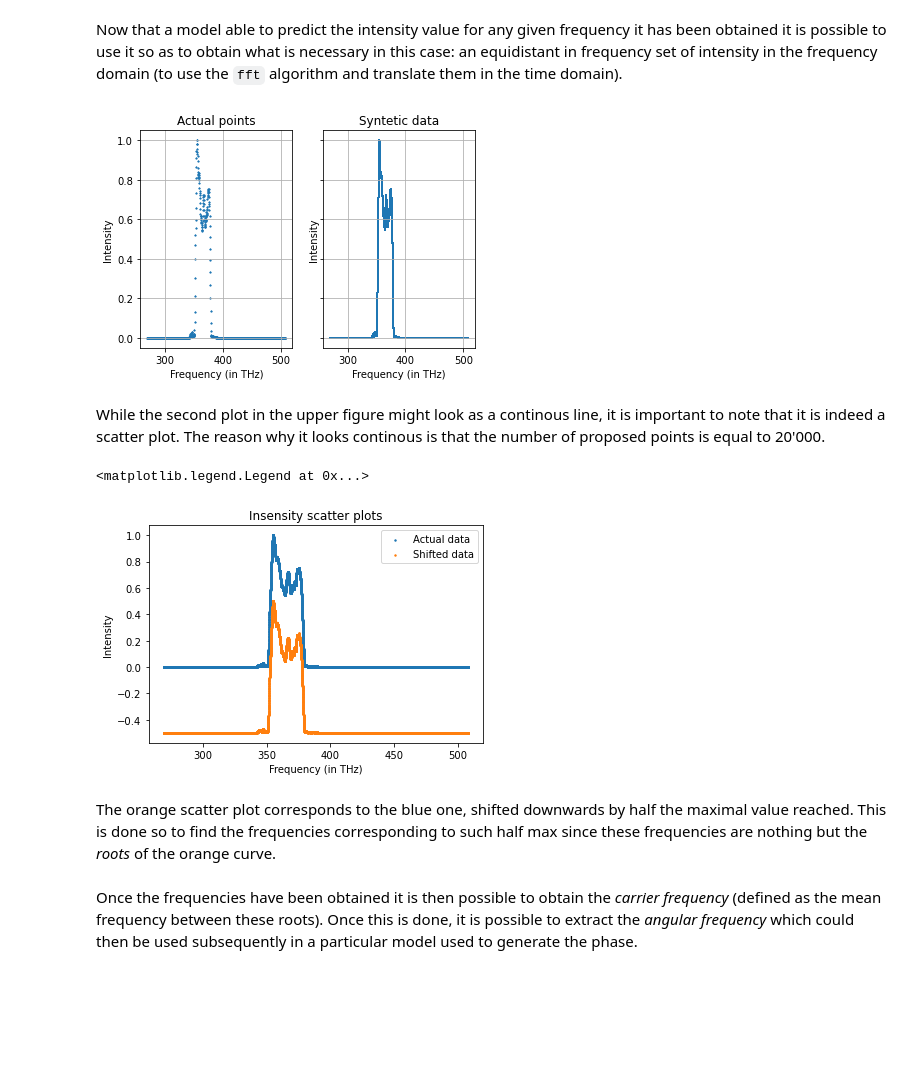
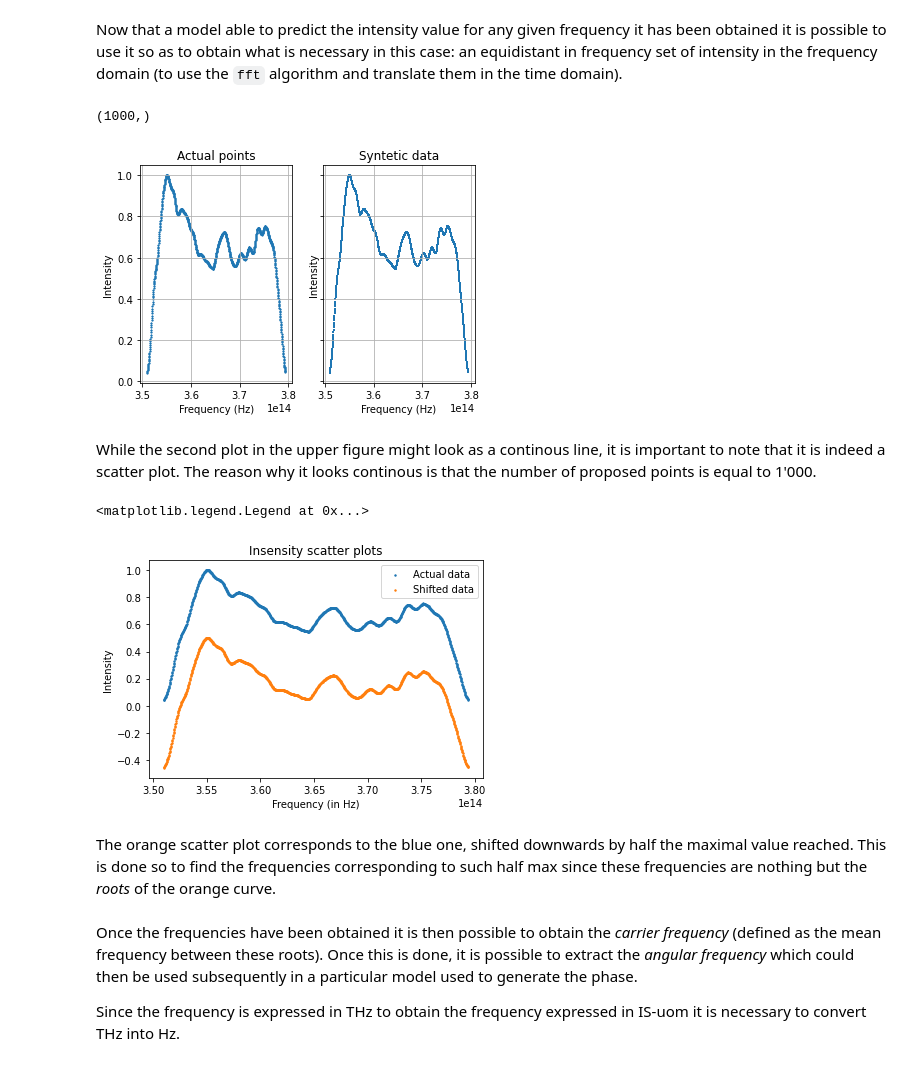
Before and after one commit to fracapuano/TempoRL, a Jupyter notebook: exploratory.ipynb, the cells around one changed output. Saved outputs shown, nothing was run; the diff lists cells and outputs as text; code cells hidden in the pictures; blank space fills up the shorter version.

Commit message:
From frequency and intensity to temporal profile: completed

```diff
--- a/exploratory.ipynb
+++ b/exploratory.ipynb
@@ -40,7 +40,7 @@ except KeyError:
     pass
 
 # selecting only the interesting elements for the analysis
-frequency = df.loc[:, "Frequency"].values
+frequency = df.loc[:, "Frequency"].values * 10**12 #THz to Hz
 intensity = df.loc[:, "Intensity"].values
 electric_field = np.sqrt(intensity)
 # %% [markdown]
@@ -121,29 +98,37 @@ Now that a model able to predict the intensity value for any given frequency it
 # %%
 # The interpolation is faster and more accurate therefore regular interpolation is what it will be used
 model_intensity = model_intensity_interp
 
-# 20k value of frequency
-num_points = int(2e4)
-frequency_spaced = np.linspace(frequency.min(), frequency.max(), num_points)
+# Cutting the value of frequency outside of the spectrum considered. This is also done considering measurement noise (from which
+# the presence of the variable thresh on the actual zero intensity arises).
+
+thresh = 3e-2
+start_freq, end_freq = sorted((frequency[np.argwhere(intensity.reshape(-1,) > 0 + thresh).reshape(-1,)[0]], frequency[np.argwhere(intensity.reshape(-1,) > 0 + thresh).reshape(-1,)[-1]]))
+
+# 1k values of frequency
+num_points = int(1e3)
+frequency_spaced = np.linspace(start_freq, end_freq, num_points, endpoint=True).reshape(-1,)
+print(frequency_spaced.shape)
 intensity_spaced = model_intensity(frequency_spaced)
 
 fig, ax = plt.subplots(ncols = 2, sharey = True)
 
 ax[0].scatter(frequency, intensity, marker = "*", s = 2)
 ax[0].set_title("Actual points")
-ax[0].set_xlabel("Frequency (in THz)")
+ax[0].set_xlabel("Frequency (Hz)")
 ax[0].set_ylabel("Intensity")
 ax[0].grid()
 
 ax[1].scatter(frequency_spaced, intensity_spaced, marker = "+", s = 2)
 ax[1].set_title("Syntetic data")
-ax[1].set_xlabel("Frequency (in THz)")
+ax[1].set_xlabel("Frequency (Hz)")
 ax[1].set_ylabel("Intensity")
 ax[1].grid()
 # %% [output]
+(1000,)
-[figure, old version]
+[figure, new version]
 # %% [markdown]
-While the second plot in the upper figure might look as a continous line, it is important to note that it is indeed a scatter plot. The reason why it looks continous is that the number of proposed points is equal to 20'000.
+While the second plot in the upper figure might look as a continous line, it is important to note that it is indeed a scatter plot. The reason why it looks continous is that the number of proposed points is equal to 1'000.
 # %%
 frequency = frequency_spaced; intensity = intensity_spaced
 half_max = intensity.max()/2
@@ -155,13 +140,13 @@ ax.scatter(frequency, intensity, label = "Actual data", s = 2)
 ax.scatter(frequency, shifted_intensity, label = "Shifted data", s = 2)
 
 ax.set_title("Insensity scatter plots")
-ax.set_xlabel("Frequency (in THz)")
+ax.set_xlabel("Frequency (in Hz)")
 ax.set_ylabel("Intensity")
 
 ax.legend()
 # %% [output]
 <matplotlib.legend.Legend at 0x...>
-[figure, old version]
+[figure, new version]
 # %% [markdown]
 The orange scatter plot corresponds to the blue one, shifted downwards by half the maximal value reached. This is done so to find the frequencies corresponding to such half max since these frequencies are nothing but the *roots* of the orange curve.
 # %%
@@ -169,5 +154,7 @@ shifted_model = UnivariateSpline(frequency, shifted_intensity, s=0)
 f1, f2 = shifted_model.roots()
 # %% [markdown]
 Once the frequencies have been obtained it is then possible to obtain the *carrier frequency* (defined as the mean frequency between these roots). Once this is done, it is possible to extract the *angular frequency* which could then be used subsequently in a particular model used to generate the phase.
+
+Since the frequency is expressed in THz to obtain the frequency expressed in IS-uom it is necessary to convert THz into Hz.
 # %%
 # carrier angular frequency - wcarrier
```
Also changed, not shown: parts of 9 cells of this notebook.
